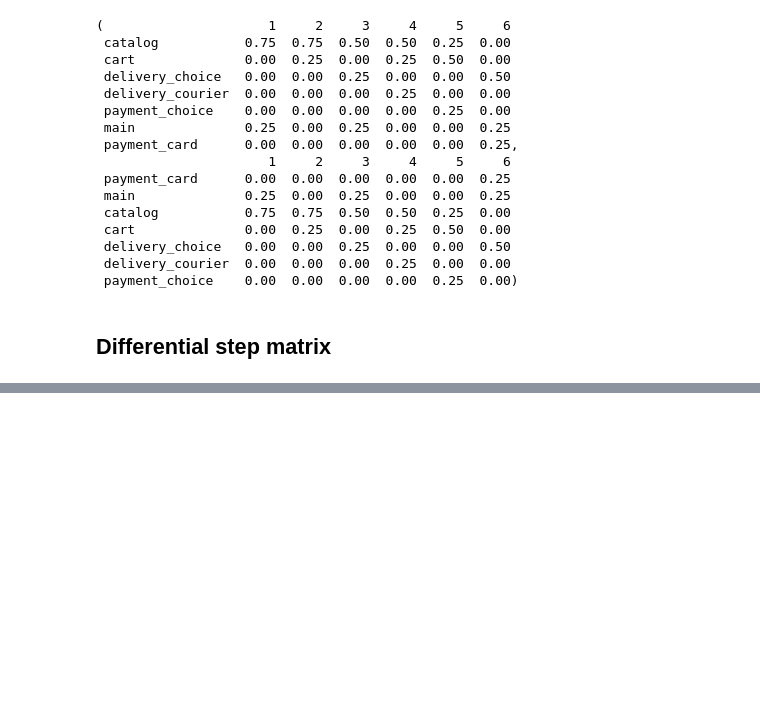
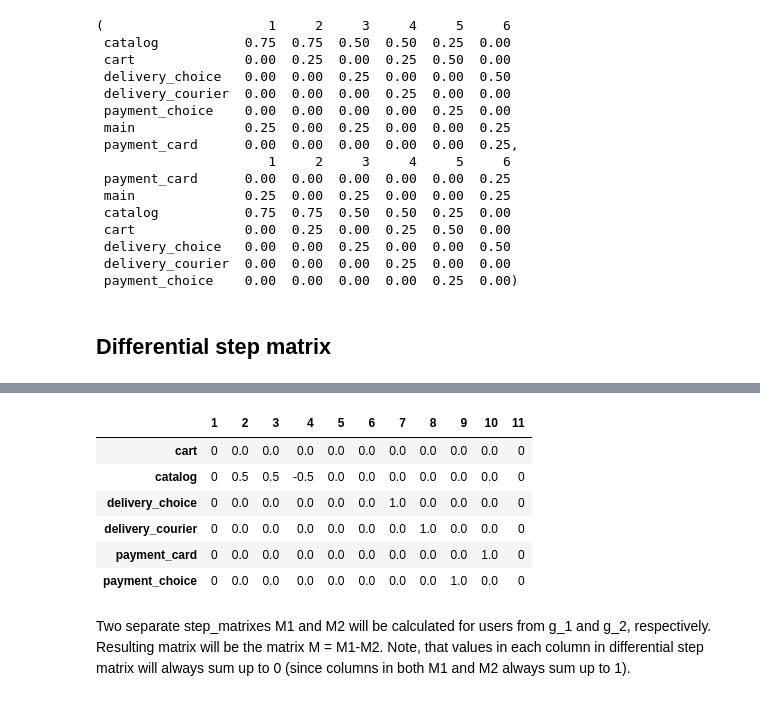
Before and after one commit to retentioneering/retentioneering-tools, a Jupyter notebook: examples/step_matrix_tests#PLAT-262.ipynb, the cells around one changed output, grey strips where cells are left out. Saved outputs shown, nothing was run; the diff lists cells and outputs as text; code cells hidden in the pictures; blank space fills up the shorter version.

```diff
--- a/examples/step_matrix_tests#PLAT-262.ipynb
+++ b/examples/step_matrix_tests#PLAT-262.ipynb
@@ -871,0 +935,24 @@ diff_matr_table = diff_matr_table_p1.append('')
+# %%
+correct_result = pd.DataFrame(
+        [
+            [0, 0.0, 0.0, 0.0, 0.0, 0.0, 0.0, 0.0, 0.0, 0.0, 0],
+            [0, 0.5, 0.5, -0.5, 0, 0.0, 0.0, 0.0, 0.0, 0.0, 0],
+            [0, 0.0, 0.0, 0.0, 0.0, 0.0, 1.0, 0.0, 0.0, 0.0, 0],
+            [0, 0.0, 0.0, 0.0, 0.0, 0.0, 0.0, 1.0, 0.0, 0.0, 0],
+            [0, 0.0, 0.0, 0.0, 0.0, 0.0, 0.0, 0.0, 0.0, 1.0, 0],
+            [0, 0.0, 0.0, 0.0, 0.0, 0.0, 0.0, 0.0, 1.0, 0.0, 0]
+ ], index=(['cart', 'catalog', 'delivery_choice', 'delivery_courier',
+       'payment_card', 'payment_choice']),
+                columns=[1, 2 , 3, 4, 5, 6, 7, 8, 9, 10, 11],
+        )
+correct_result
+# %% [output]
+|  | 1 | 2 | 3 | 4 | 5 | 6 | 7 | 8 | 9 | 10 | 11 |
+| cart | 0 | 0.0 | 0.0 | 0.0 | 0.0 | 0.0 | 0.0 | 0.0 | 0.0 | 0.0 | 0 |
+| catalog | 0 | 0.5 | 0.5 | -0.5 | 0.0 | 0.0 | 0.0 | 0.0 | 0.0 | 0.0 | 0 |
+| delivery_choice | 0 | 0.0 | 0.0 | 0.0 | 0.0 | 0.0 | 1.0 | 0.0 | 0.0 | 0.0 | 0 |
+| delivery_courier | 0 | 0.0 | 0.0 | 0.0 | 0.0 | 0.0 | 0.0 | 1.0 | 0.0 | 0.0 | 0 |
+| payment_card | 0 | 0.0 | 0.0 | 0.0 | 0.0 | 0.0 | 0.0 | 0.0 | 0.0 | 1.0 | 0 |
+| payment_choice | 0 | 0.0 | 0.0 | 0.0 | 0.0 | 0.0 | 0.0 | 0.0 | 1.0 | 0.0 | 0 |
+# %% [markdown]
+Two separate step_matrixes M1 and M2 will be calculated for users from g_1 and g_2, respectively. Resulting matrix will be the matrix M = M1-M2. Note, that values in each column in differential step matrix will always sum up to 0 (since columns in both M1 and M2 always sum up to 1).
```
Also changed, not shown: parts of 6 cells of this notebook.
